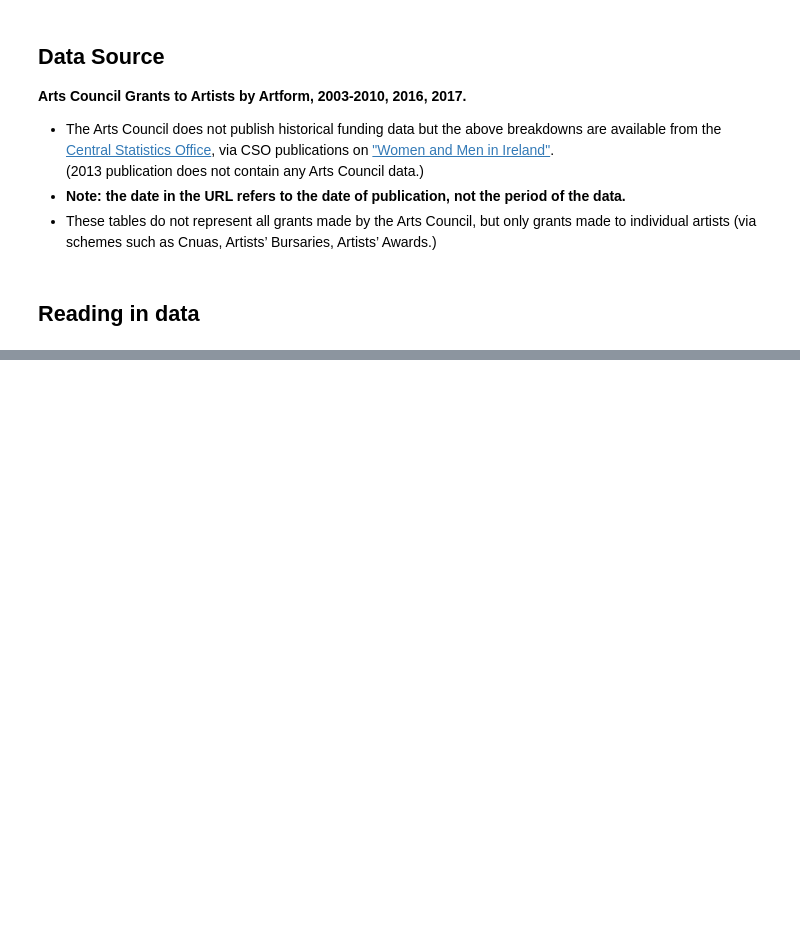
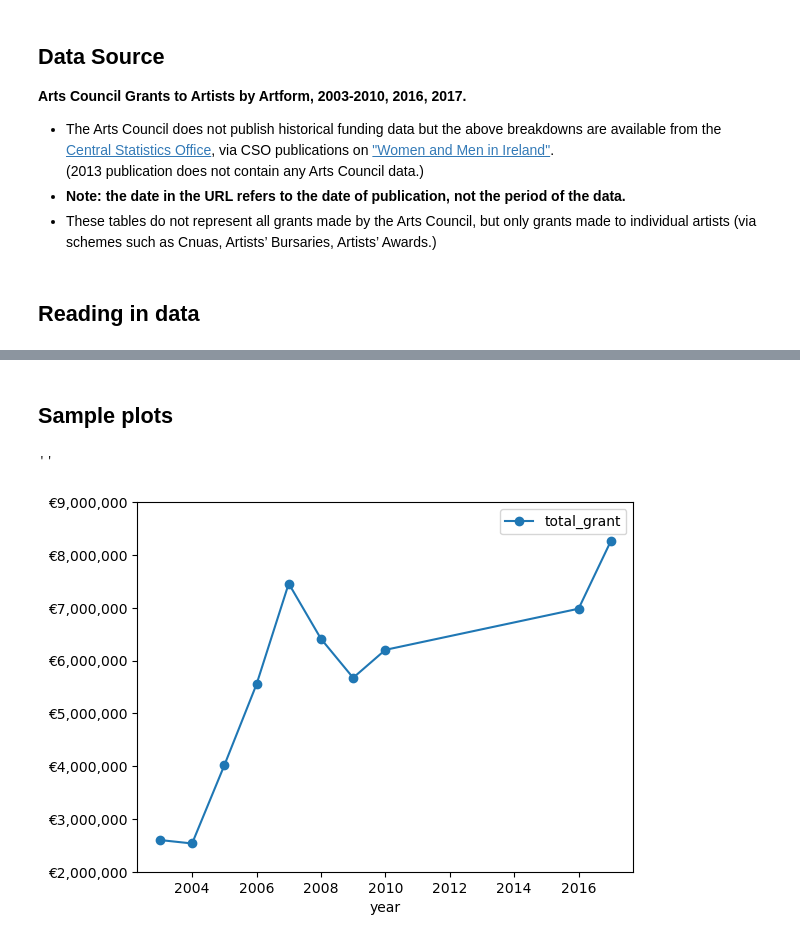
Before and after one commit to SuColl/programming-for-data-analytics, a Jupyter notebook: project/notebook.ipynb, the cells around one changed output, grey strips where cells are left out. Cells and saved outputs as stored; diff of their text form; code cells hidden in the pictures; blank space fills up the shorter version.

Commit message:
Concatenate data, initial plots

```diff
--- a/project/notebook.ipynb
+++ b/project/notebook.ipynb
@@ -115,0 +60,10 @@ dtype: float64
+# %%
+# Create list of years for which I have a data source
+years_available = list(range(2003,2011)) + [2016, 2017]
+
+# Insert the relevant year as a column in each separate DataFrame
+for year in years_available:
+    df_individual[year].insert(1, "year", year)
+
+# Look at first result
+print(df_individual[years_available[0]].columns)
@@ -115,0 +72,11 @@ dtype: float64
+# %%
+# Create empty DataFrame to hold concatenated data
+df_all_years = pd.DataFrame()
+
+# Append each year's data to the main DataFrame
+for year in years_available:
+#    print(df_individual[year].shape)
+    df_all_years = pd.concat([df_all_years, df_individual[year]])
+
+# Check stats on the new main DataFrame
+df_all_years.describe
@@ -115,0 +134,12 @@ dtype: float64
+# %%
+# Calculate the total grant awarded to each artform, each year.
+df_all_years["total_grant"] = (
+    df_all_years["num_male"] * df_all_years["avg_grant_male"]
+    + df_all_years["num_female"] * df_all_years["avg_grant_female"])
+# %%
+# Calculate the total of all grants awarded each year
+annual_total = pd.pivot_table(
+    df_all_years, values="total_grant", index = "year", aggfunc="sum")
+
+# Show result
+annual_total
@@ -115,0 +159,15 @@ dtype: float64
+# %% [markdown]
+## Sample plots
+# %%
+# Plot annual total funding result
+ax = annual_total.plot(marker="o")
+
+# grab ytick locations and reformat to make ytick labels
+# (Code adapted from https://queirozf.com/entries/matplotlib-examples-number-formatting-for-axes-labels)
+ylocs, ylabels = plt.yticks()
+ylabels_formatted = ["€{:,.0f}".format(x) for x in ylocs]
+plt.yticks(ylocs, ylabels_formatted)
+;
+# %% [output]
+''
+[figure, added]
```
Also changed, not shown: parts of 16 cells of this notebook, 1 other file.
